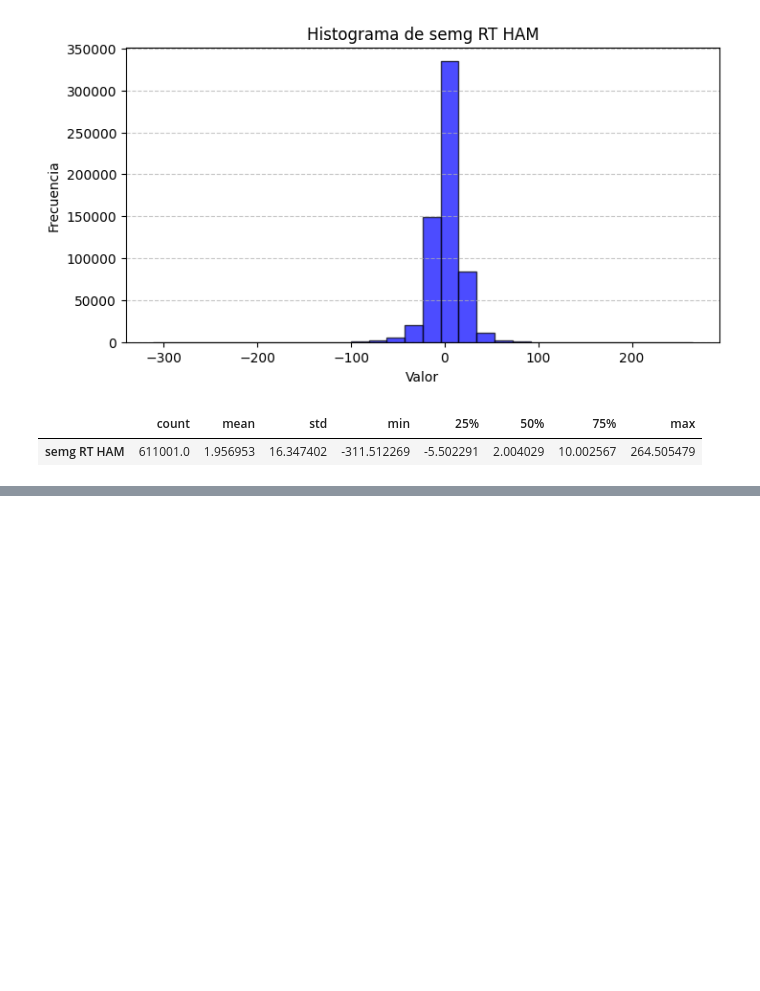
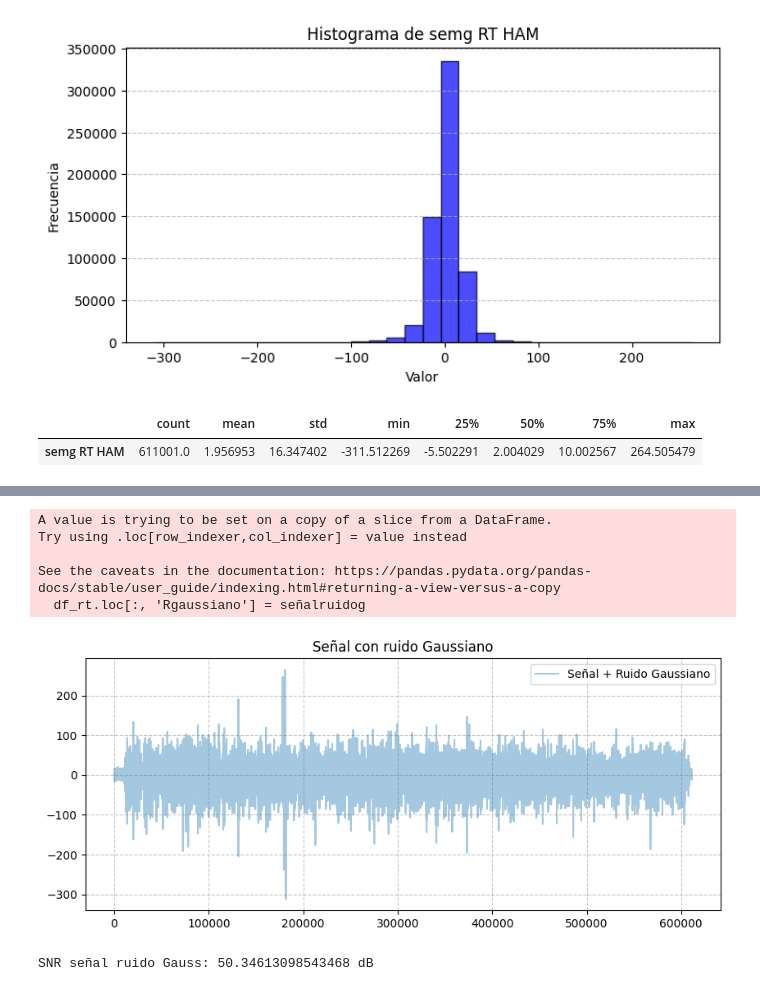
Before and after one commit to Luna-Rincon/Laboratorio-1, a Jupyter notebook: Main.ipynb, the cells around one changed output, grey strips where cells are left out. Saved outputs shown, nothing was run; the diff lists cells and outputs as text; code cells hidden in the pictures; blank space fills up the shorter version.

```diff
--- a/Main.ipynb
+++ b/Main.ipynb
@@ -237,0 +243,41 @@ plt.show()
+# %%
+## RUIDO GAUSSIANO
+
+# Copia de la señal original
+señal = df_rt['semg RT HAM'].values
+
+# Generación de ruido Gaussiano
+rgauss = np.random.normal(0, 0.05, len(señal))
+señalruidog = señal + rgauss
+
+# Agregar al DataFrame sin warning
+df_rt.loc[:, 'Rgaussiano'] = señalruidog
+
+# Graficar
+plt.figure(figsize=(10, 4))
+plt.plot(señalruidog, label="Señal + Ruido Gaussiano", alpha=0.4)
+plt.legend()
+plt.title("Señal con ruido Gaussiano")
+
+# Agregar rejilla
+plt.grid(True, linestyle="--", alpha=0.7)
+plt.show()
+# %% [output]
+A value is trying to be set on a copy of a slice from a DataFrame.
+Try using .loc[row_indexer,col_indexer] = value instead
+
+See the caveats in the documentation: https://pandas.pydata.org/pandas-docs/stable/user_guide/indexing.html#returning-a-view-versus-a-copy
+  df_rt.loc[:, 'Rgaussiano'] = señalruidog
+[figure, added]
+# %%
+#CALCULAR EL SNR DE LA SEÑAL CON RUIDO GAUSSIANO
+
+# Calcular la potencia de la señal y del ruido
+P_señal = np.mean(señalruidog ** 2)  # Potencia de la señal
+P_ruido = np.mean(rgauss ** 2)   # Potencia del ruido
+
+# Calcular SNR en decibeles (dB)
+SNRGauss = 10 * np.log10(P_señal / P_ruido)
+print("SNR señal ruido Gauss: " + str(SNRGauss) + " dB")
+# %% [output]
+SNR señal ruido Gauss: 50.34613098543468 dB
```
Also changed, not shown: parts of 21 cells of this notebook.
